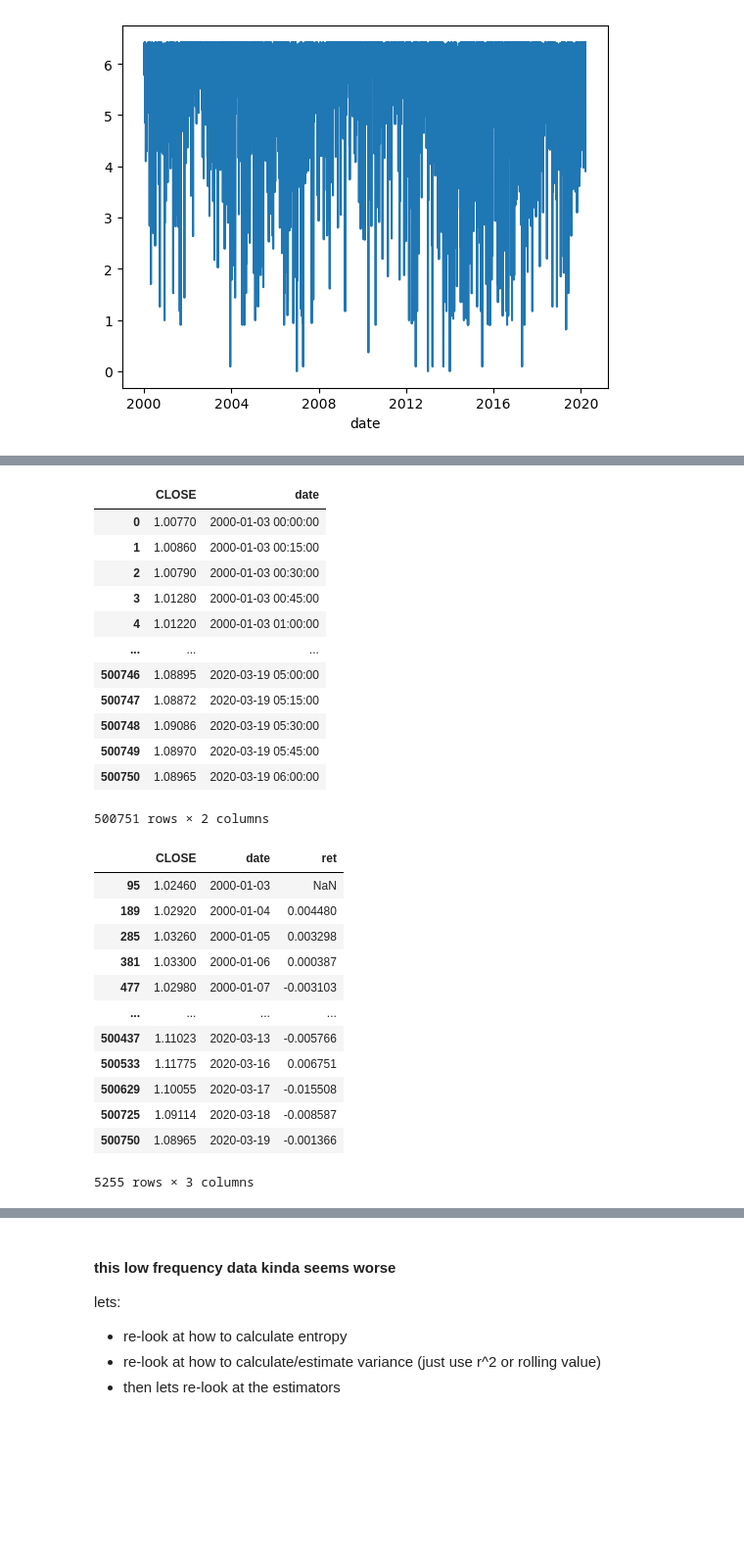
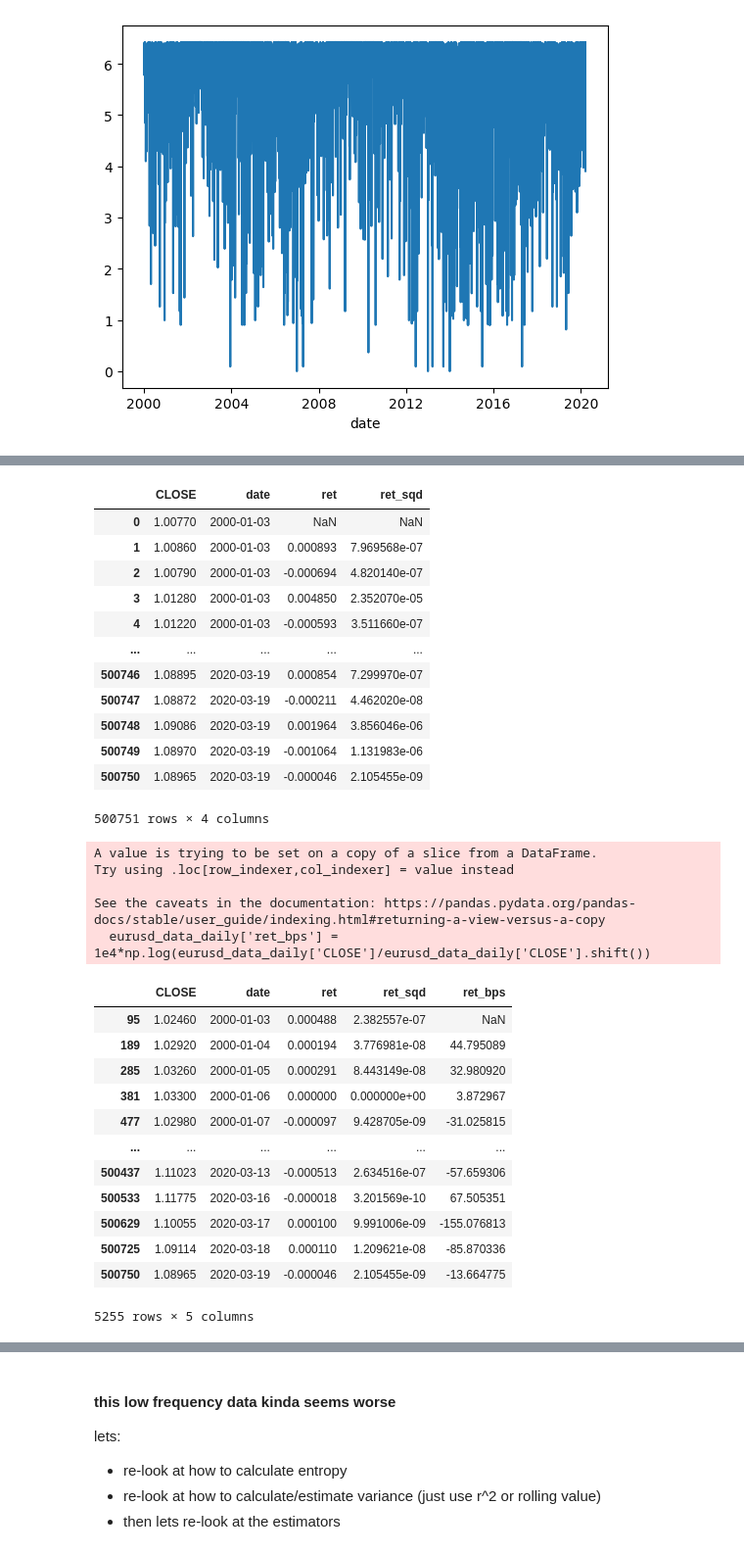
Before and after one commit to cameronjm123/home_research, a Jupyter notebook: research_projects/volatility_entropy_pred.ipynb, the cells around one changed output, grey strips where cells are left out. Shown at 98% size. Saved outputs shown, nothing was run; the diff lists cells and outputs as text; code cells hidden in the pictures; blank space fills up the shorter version.

```diff
--- a/research_projects/volatility_entropy_pred.ipynb
+++ b/research_projects/volatility_entropy_pred.ipynb
@@ -34,5 +34,3 @@ eurusd_data
 | 500749 | 2020.03.19 05:45:00 | 1.08970 |
 | 500750 | 2020.03.19 06:00:00 | 1.08965 |
 500751 rows × 2 columns
-# %%
-eurusd_data['date'] = pd.to_datetime(eurusd_data['DATE_TIME'])
@@ -42,0 +37,5 @@ eurusd_data['ret'].mean()
+# %%
+eurusd_data['ret'] = np.log(eurusd_data['CLOSE']/eurusd_data['CLOSE'].shift())
+eurusd_data['ret_sqd'] = eurusd_data['ret']**2
+# %%
+eurusd_data['date'] = pd.to_datetime(eurusd_data['DATE_TIME']).dt.date
@@ -77,35 +80,39 @@ eurusd_data = eurusd_data.drop('DATE_TIME', axis=1)
 # %%
 eurusd_data
 # %% [output]
-|  | CLOSE | date |
-| 0 | 1.00770 | 2000-01-03 00:00:00 |
-| 1 | 1.00860 | 2000-01-03 00:15:00 |
-| 2 | 1.00790 | 2000-01-03 00:30:00 |
-| 3 | 1.01280 | 2000-01-03 00:45:00 |
-| 4 | 1.01220 | 2000-01-03 01:00:00 |
-| ... | ... | ... |
-| 500746 | 1.08895 | 2020-03-19 05:00:00 |
-| 500747 | 1.08872 | 2020-03-19 05:15:00 |
-| 500748 | 1.09086 | 2020-03-19 05:30:00 |
-| 500749 | 1.08970 | 2020-03-19 05:45:00 |
-| 500750 | 1.08965 | 2020-03-19 06:00:00 |
+|  | CLOSE | date | ret | ret_sqd |
+| 0 | 1.00770 | 2000-01-03 | NaN | NaN |
+| 1 | 1.00860 | 2000-01-03 | 0.000893 | 7.969568e-07 |
+| 2 | 1.00790 | 2000-01-03 | -0.000694 | 4.820140e-07 |
+| 3 | 1.01280 | 2000-01-03 | 0.004850 | 2.352070e-05 |
+| 4 | 1.01220 | 2000-01-03 | -0.000593 | 3.511660e-07 |
+| ... | ... | ... | ... | ... |
+| 500746 | 1.08895 | 2020-03-19 | 0.000854 | 7.299970e-07 |
+| 500747 | 1.08872 | 2020-03-19 | -0.000211 | 4.462020e-08 |
+| 500748 | 1.09086 | 2020-03-19 | 0.001964 | 3.856046e-06 |
+| 500749 | 1.08970 | 2020-03-19 | -0.001064 | 1.131983e-06 |
+| 500750 | 1.08965 | 2020-03-19 | -0.000046 | 2.105455e-09 |
-500751 rows × 2 columns
+500751 rows × 4 columns
 # %%
-eurusd_data['date'] = pd.to_datetime(eurusd_data['date'].dt.date)
-eurusd_data_daily = eurusd_data_daily.groupby('date').tail(1)
-eurusd_data_daily['ret'] = np.log(eurusd_data_daily['CLOSE']/eurusd_data_daily['CLOSE'].shift())
+eurusd_data_daily = eurusd_data.groupby('date').tail(1)
+eurusd_data_daily['ret_bps'] = 1e4*np.log(eurusd_data_daily['CLOSE']/eurusd_data_daily['CLOSE'].shift())
 eurusd_data_daily
 # %% [output]
+A value is trying to be set on a copy of a slice from a DataFrame.
+Try using .loc[row_indexer,col_indexer] = value instead
+
+See the caveats in the documentation: https://pandas.pydata.org/pandas-docs/stable/user_guide/indexing.html#returning-a-view-versus-a-copy
+  eurusd_data_daily['ret_bps'] = 1e4*np.log(eurusd_data_daily['CLOSE']/eurusd_data_daily['CLOSE'].shift())
-|  | CLOSE | date | ret |
-| 95 | 1.02460 | 2000-01-03 | NaN |
-| 189 | 1.02920 | 2000-01-04 | 0.004480 |
-| 285 | 1.03260 | 2000-01-05 | 0.003298 |
-| 381 | 1.03300 | 2000-01-06 | 0.000387 |
-| 477 | 1.02980 | 2000-01-07 | -0.003103 |
-| ... | ... | ... | ... |
-| 500437 | 1.11023 | 2020-03-13 | -0.005766 |
-| 500533 | 1.11775 | 2020-03-16 | 0.006751 |
-| 500629 | 1.10055 | 2020-03-17 | -0.015508 |
-| 500725 | 1.09114 | 2020-03-18 | -0.008587 |
-| 500750 | 1.08965 | 2020-03-19 | -0.001366 |
+|  | CLOSE | date | ret | ret_sqd | ret_bps |
+| 95 | 1.02460 | 2000-01-03 | 0.000488 | 2.382557e-07 | NaN |
+| 189 | 1.02920 | 2000-01-04 | 0.000194 | 3.776981e-08 | 44.795089 |
+| 285 | 1.03260 | 2000-01-05 | 0.000291 | 8.443149e-08 | 32.980920 |
+| 381 | 1.03300 | 2000-01-06 | 0.000000 | 0.000000e+00 | 3.872967 |
+| 477 | 1.02980 | 2000-01-07 | -0.000097 | 9.428705e-09 | -31.025815 |
+| ... | ... | ... | ... | ... | ... |
+| 500437 | 1.11023 | 2020-03-13 | -0.000513 | 2.634516e-07 | -57.659306 |
+| 500533 | 1.11775 | 2020-03-16 | -0.000018 | 3.201569e-10 | 67.505351 |
+| 500629 | 1.10055 | 2020-03-17 | 0.000100 | 9.991006e-09 | -155.076813 |
+| 500725 | 1.09114 | 2020-03-18 | 0.000110 | 1.209621e-08 | -85.870336 |
+| 500750 | 1.08965 | 2020-03-19 | -0.000046 | 2.105455e-09 | -13.664775 |
-5255 rows × 3 columns
+5255 rows × 5 columns
```
Also changed, not shown: parts of 51 cells of this notebook, 1 other file.
